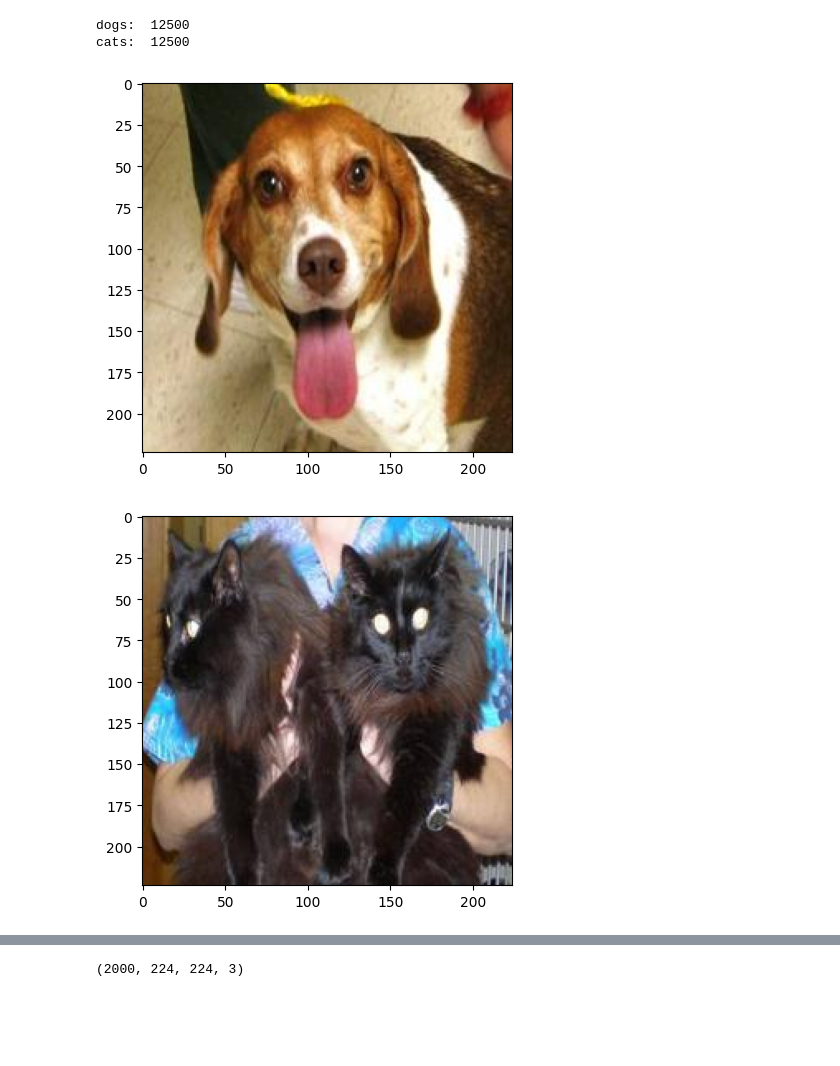
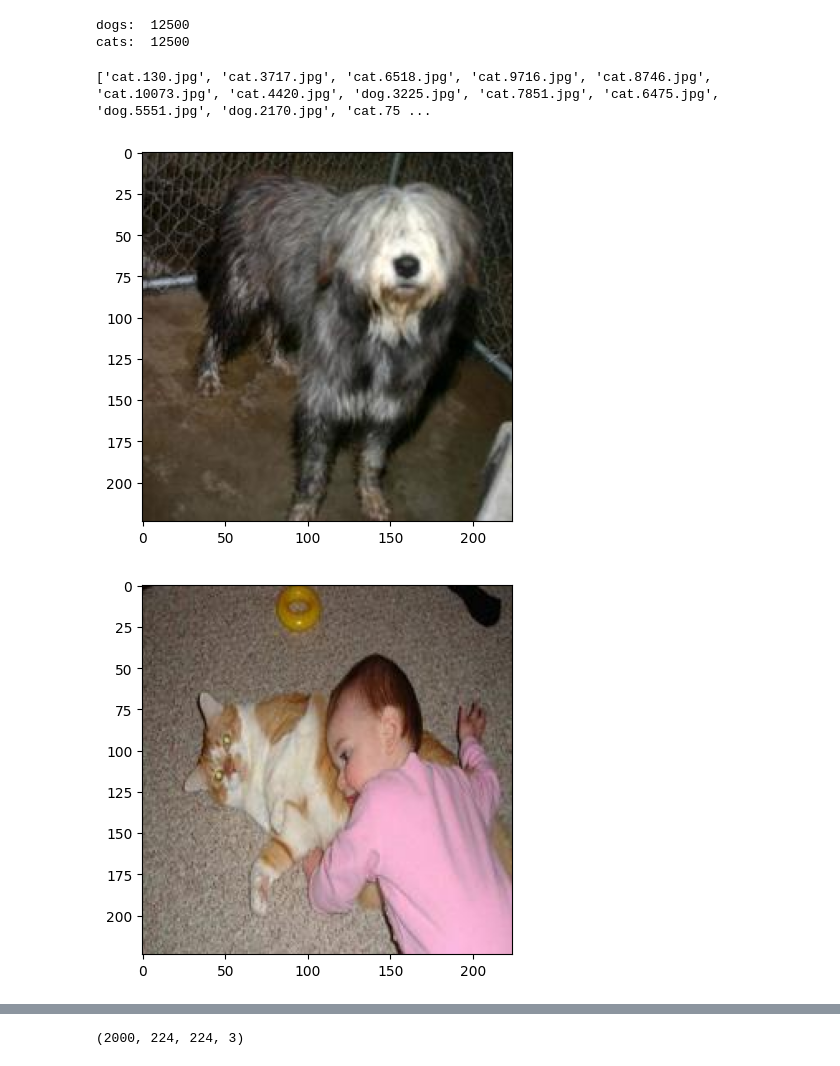
Before and after one commit to kamijoseph/Deep-Learning, a Jupyter notebook: dog_vs_cat.ipynb, the cells around one changed output, grey strips where cells are left out. Saved outputs shown, nothing was run; the diff lists cells and outputs as text; code cells hidden in the pictures; blank space fills up the shorter version.

```diff
--- a/dog_vs_cat.ipynb
+++ b/dog_vs_cat.ipynb
@@ -121,20 +121,25 @@ for i in range(2000):
 
   newImgPath = resized_folder+filename
   img.save(newImgPath)
+# %%
+file_names = os.listdir('/content/image_resized/')
+print(file_names)
+# %% [output]
+['cat.130.jpg', 'cat.3717.jpg', 'cat.6518.jpg', 'cat.9716.jpg', 'cat.8746.jpg', 'cat.10073.jpg', 'cat.4420.jpg', 'dog.3225.jpg', 'cat.7851.jpg', 'cat.6475.jpg', 'dog.5551.jpg', 'dog.2170.jpg', 'cat.75 ...
 # %%
 # displaying dog resized image
-img = mpimg.imread("/content/image_resized/dog.12365.jpg")
+img = mpimg.imread("/content/image_resized/dog.3225.jpg")
 img_plt = plt.imshow(img)
 plt.show()
 # %% [output]
-[figure, old version]
+[figure, new version]
 # %%
 # displaying cat resized image
-img = mpimg.imread("/content/image_resized/cat.960.jpg")
+img = mpimg.imread("/content/image_resized/cat.9716.jpg")
 img_plt = plt.imshow(img)
 plt.show()
 # %% [output]
-[figure, old version]
+[figure, new version]
 # %%
 # assigning labels (cat --> 0, dog --> 1)
 file_names = os.listdir("/content/image_resized/")
```
Also changed, not shown: parts of 14 cells of this notebook.
